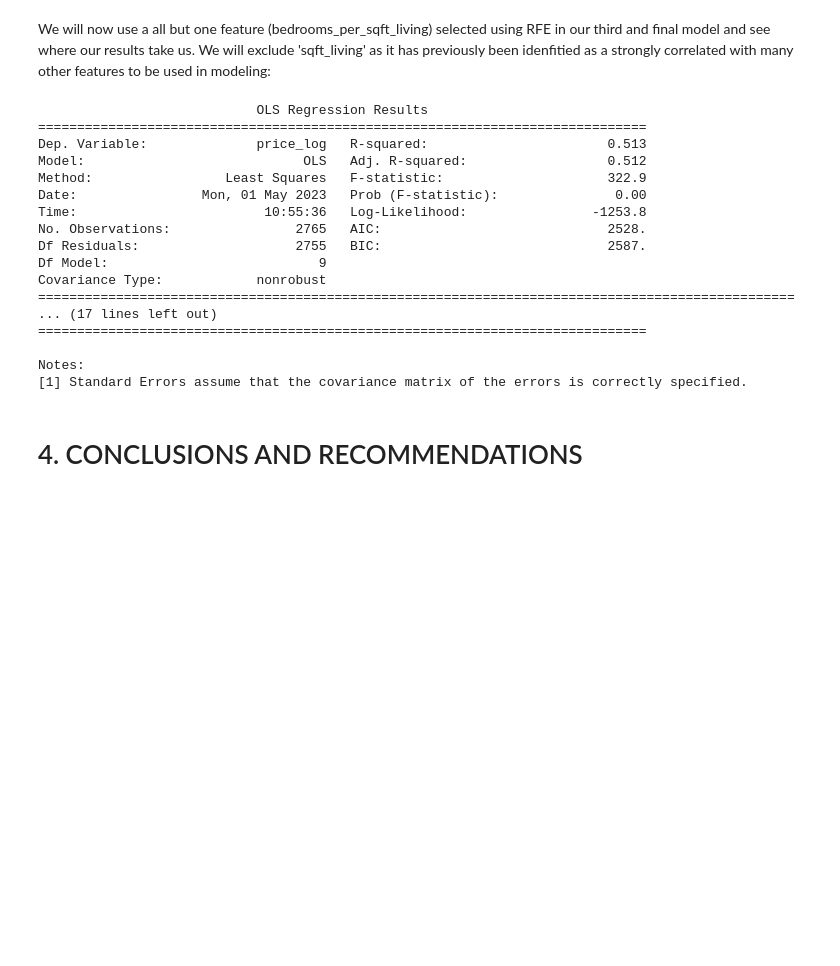
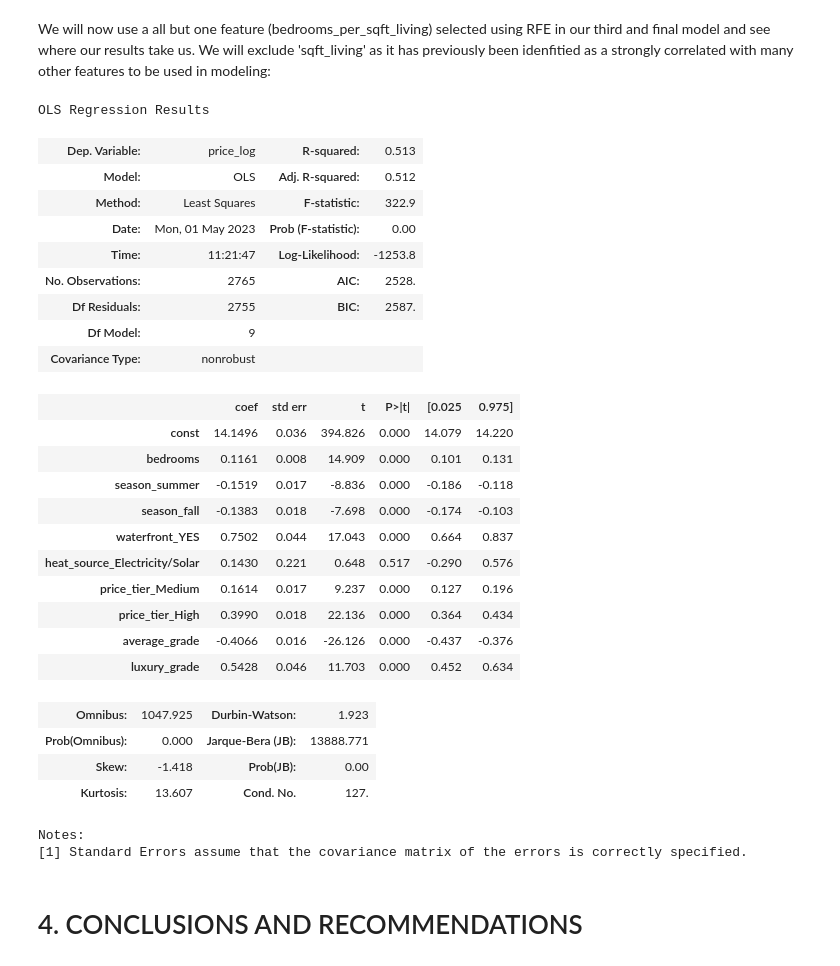
Before and after one commit to madelinebirch/PROJECT_Multiple_Linear_Regression, a Jupyter notebook: student_notebook.ipynb, the cells around one changed output. Drawn from its saved outputs; the diff is of its cells as text; code cells hidden in the pictures; blank space fills up the shorter version.

```diff
--- a/student_notebook.ipynb
+++ b/student_notebook.ipynb
@@ -758,35 +775,45 @@ We will now use a all but one feature (bedrooms_per_sqft_living) selected using
 # %%
 # Define target variable (y) and exogenous variables (X)
 y = df_copy['price_log']
 X_third = df_copy[['bedrooms', 'season_summer', 'season_fall', 'waterfront_YES', 'heat_source_Electricity/Solar', 'price_tier_Medium', 'price_tier_High', 'average_grade', 'luxury_grade']]
 
 # Add constant to X
 X_third = sm.add_constant(X_third)
 
 # Create OLS model
 third_model = sm.OLS(y, X_third)
 
 # Fit model and print summary
 third_results = third_model.fit()
-print(third_results.summary())
+third_results.summary()
 # %% [output]
-                            OLS Regression Results
-==============================================================================
-Dep. Variable:              price_log   R-squared:                       0.513
-Model:                            OLS   Adj. R-squared:                  0.512
-Method:                 Least Squares   F-statistic:                     322.9
-Date:                Mon, 01 May 2023   Prob (F-statistic):               0.00
-Time:                        10:55:36   Log-Likelihood:                -1253.8
-No. Observations:                2765   AIC:                             2528.
-Df Residuals:                    2755   BIC:                             2587.
-Df Model:                           9
-Covariance Type:            nonrobust
-=================================================================================================
-... (17 lines left out)
-==============================================================================
-
-Notes:
-[1] Standard Errors assume that the covariance matrix of the errors is correctly specified.
+OLS Regression Results
+| Dep. Variable: | price_log | R-squared: | 0.513 |
+| Model: | OLS | Adj. R-squared: | 0.512 |
+| Method: | Least Squares | F-statistic: | 322.9 |
+| Date: | Mon, 01 May 2023 | Prob (F-statistic): | 0.00 |
+| Time: | 11:21:47 | Log-Likelihood: | -1253.8 |
+| No. Observations: | 2765 | AIC: | 2528. |
+| Df Residuals: | 2755 | BIC: | 2587. |
+| Df Model: | 9 |  |  |
+| Covariance Type: | nonrobust |  |  |
+|  | coef | std err | t | P>|t| | [0.025 | 0.975] |
+| const | 14.1496 | 0.036 | 394.826 | 0.000 | 14.079 | 14.220 |
+| bedrooms | 0.1161 | 0.008 | 14.909 | 0.000 | 0.101 | 0.131 |
+| season_summer | -0.1519 | 0.017 | -8.836 | 0.000 | -0.186 | -0.118 |
+| season_fall | -0.1383 | 0.018 | -7.698 | 0.000 | -0.174 | -0.103 |
+| waterfront_YES | 0.7502 | 0.044 | 17.043 | 0.000 | 0.664 | 0.837 |
+| heat_source_Electricity/Solar | 0.1430 | 0.221 | 0.648 | 0.517 | -0.290 | 0.576 |
+| price_tier_Medium | 0.1614 | 0.017 | 9.237 | 0.000 | 0.127 | 0.196 |
+| price_tier_High | 0.3990 | 0.018 | 22.136 | 0.000 | 0.364 | 0.434 |
+| average_grade | -0.4066 | 0.016 | -26.126 | 0.000 | -0.437 | -0.376 |
+| luxury_grade | 0.5428 | 0.046 | 11.703 | 0.000 | 0.452 | 0.634 |
+| Omnibus: | 1047.925 | Durbin-Watson: | 1.923 |
+| Prob(Omnibus): | 0.000 | Jarque-Bera (JB): | 13888.771 |
+| Skew: | -1.418 | Prob(JB): | 0.00 |
+| Kurtosis: | 13.607 | Cond. No. | 127. |
+Notes:
+[1] Standard Errors assume that the covariance matrix of the errors is correctly specified.
 # %% [markdown]
 # 4. CONCLUSIONS AND RECOMMENDATIONS
 # %% [markdown]
```
Also changed, not shown: parts of 1 cell of this notebook, 10 other files.
